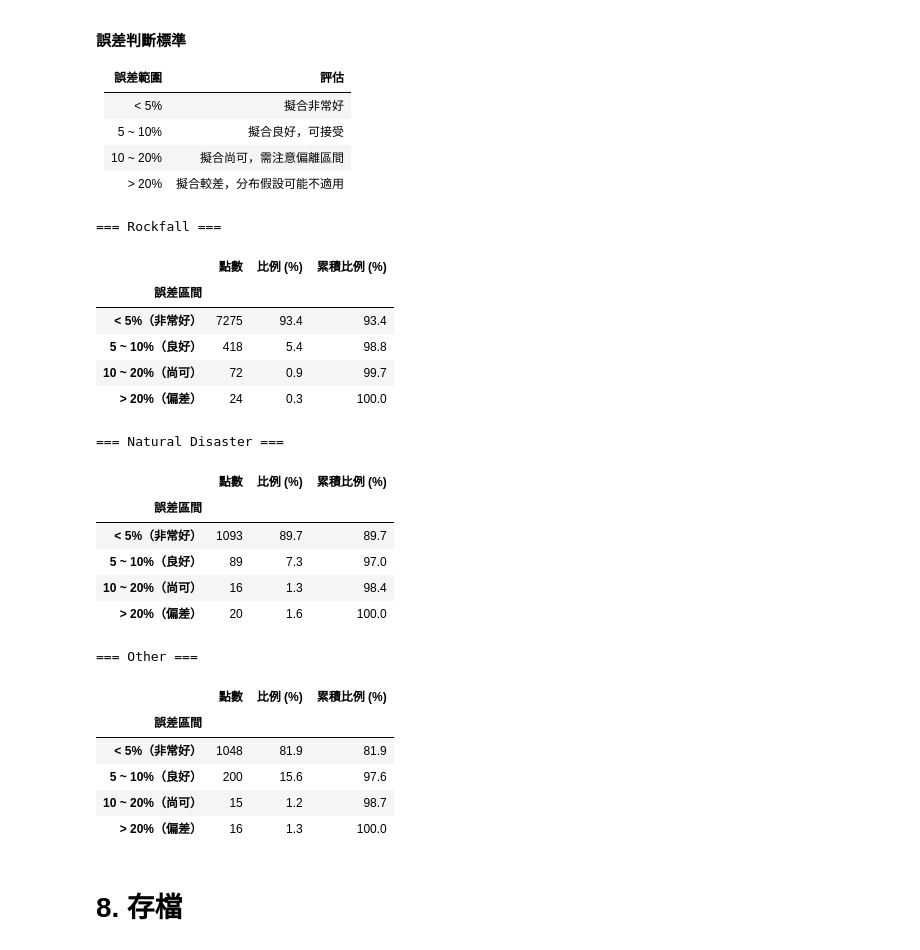
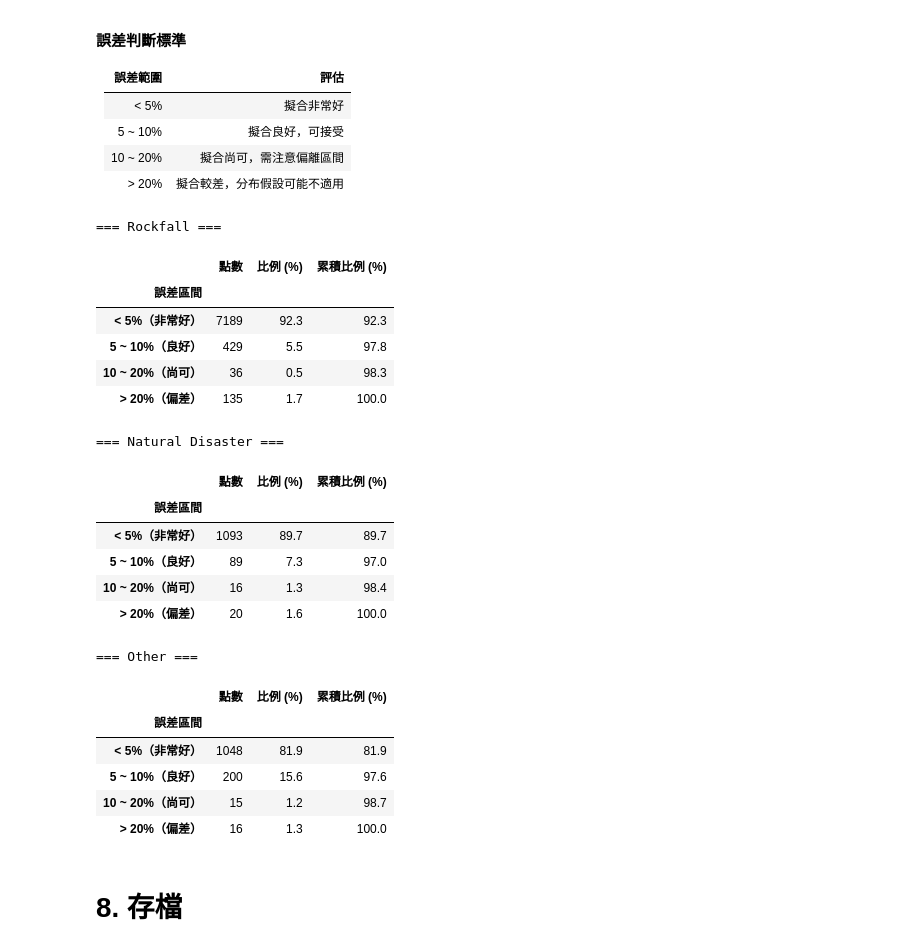
Before and after one commit to jungswork/06_Road_Repar_Time, a Jupyter notebook: 02_road_data_analysis.ipynb, the cells around one changed output. Drawn from its saved outputs; the diff is of its cells as text; code cells hidden in the pictures.

```diff
--- a/02_road_data_analysis.ipynb
+++ b/02_road_data_analysis.ipynb
@@ -716,17 +714 @@ for cause in causes_fit:
-# %%
-# 依據選定的 n_components 進行最終擬合
-best_n = {
-    cause: gmm_results[cause]["gmm"].n_components
-    for cause in causes_fit
-}
-
-gmm_final = {}
-
-for cause in causes_fit:
-    data     = df[df["Cause"] == cause]["Duration (minutes)"].values
-    log_data = np.log(data).reshape(-1, 1)
-
-    gmm = GaussianMixture(n_components=best_n[cause], random_state=42, max_iter=500)
-    gmm.fit(log_data)
-    gmm_final[cause] = gmm
 # %% [markdown]
@@ -809,7 +817,7 @@ for cause in causes_fit:
     # 點位實際發生機率
     ccdf_empirical = 1 - np.arange(1, n + 1) / n
     # GMM 估計值
-    ccdf_gmm_vals  = gmm_ccdf_at(data, gmm_final[cause])
+    ccdf_gmm_vals  = gmm_ccdf_at(data, gmm_results[cause]["gmm"])
 
 
     mask       = ccdf_empirical > 0
@@ -857,38 +865,38 @@ bins_err   = [(0, 0.05), (0.05, 0.10), (0.10, 0.20), (0.20, np.inf)]
 labels_err = ["< 5%（非常好）", "5 ~ 10%（良好）", "10 ~ 20%（尚可）", "> 20%（偏差）"]
 
 for cause in causes_fit:
     data = np.sort(df[df["Cause"] == cause]["Duration (minutes)"].values)
     n    = len(data)
 
     ccdf_empirical = 1 - np.arange(1, n + 1) / n
-    ccdf_gmm_vals  = gmm_ccdf_at(data, gmm_final[cause])
+    ccdf_gmm_vals  = gmm_ccdf_at(data, gmm_results[cause]["gmm"])
 
     mask    = ccdf_empirical > 0
     rel_err = np.abs(ccdf_empirical[mask] - ccdf_gmm_vals[mask]) / ccdf_empirical[mask]
 
     rows       = []
     cumulative = 0.0
     for (lo, hi), label in zip(bins_err, labels_err):
         cnt  = int(((rel_err >= lo) & (rel_err < hi)).sum())
         pct  = cnt / len(rel_err) * 100
         cumulative += pct
         rows.append({"誤差區間": label, "點數": cnt,
                      "比例 (%)": round(pct, 1), "累積比例 (%)": round(cumulative, 1)})
 
     err_table = pd.DataFrame(rows).set_index("誤差區間")
     pct_10 = (rel_err < 0.10).mean() * 100
     pct_20 = (rel_err < 0.20).mean() * 100
 
     print(f"\n=== {cause} ===")
     display(err_table)
 # %% [output]
 === Rockfall ===
 |  | 點數 | 比例 (%) | 累積比例 (%) |
 | 誤差區間 |  |  |  |
-| < 5%（非常好） | 7275 | 93.4 | 93.4 |
-| 5 ~ 10%（良好） | 418 | 5.4 | 98.8 |
-| 10 ~ 20%（尚可） | 72 | 0.9 | 99.7 |
-| > 20%（偏差） | 24 | 0.3 | 100.0 |
+| < 5%（非常好） | 7189 | 92.3 | 92.3 |
+| 5 ~ 10%（良好） | 429 | 5.5 | 97.8 |
+| 10 ~ 20%（尚可） | 36 | 0.5 | 98.3 |
+| > 20%（偏差） | 135 | 1.7 | 100.0 |
 === Natural Disaster ===
 |  | 點數 | 比例 (%) | 累積比例 (%) |
 | 誤差區間 |  |  |  |
```
Also changed, not shown: parts of 7 cells of this notebook, 1 other file.
